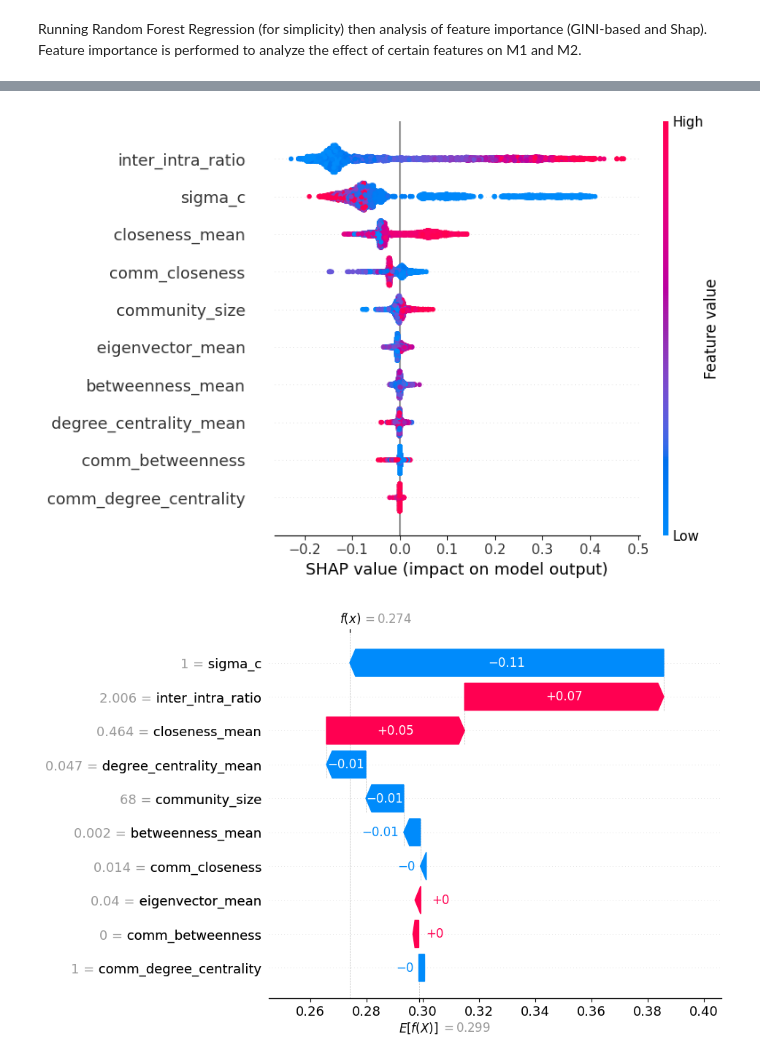
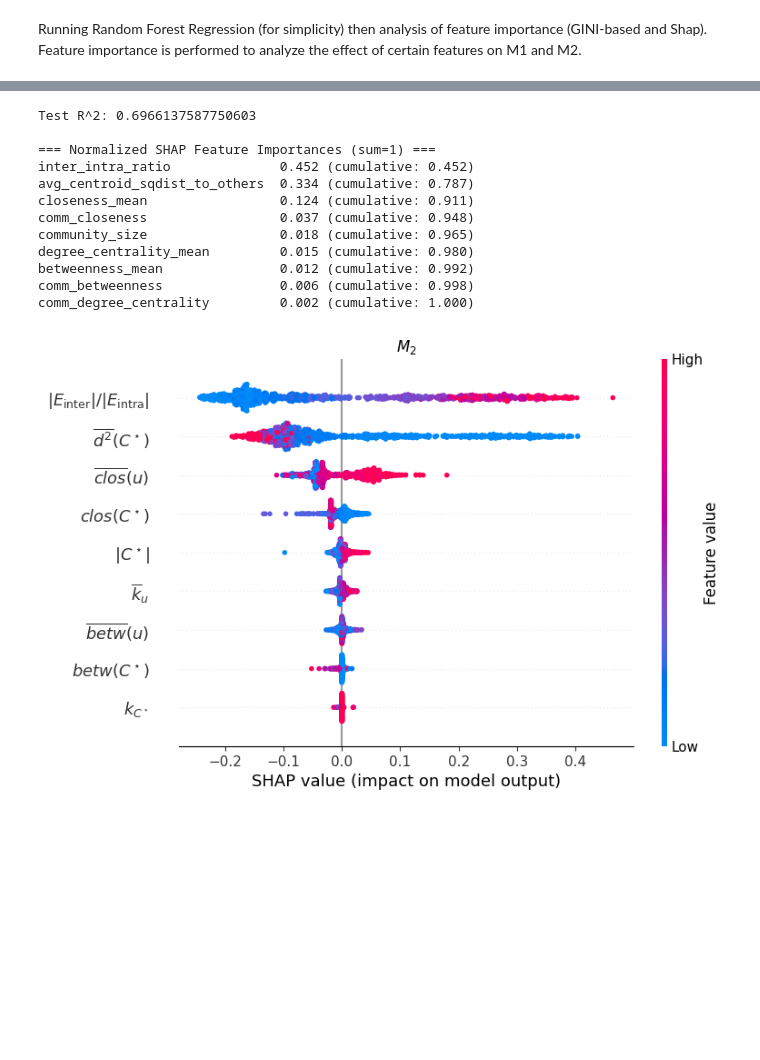
Before and after one commit to dalyapraz/gnn-community-concealment, a Jupyter notebook: community_hiding_analysis.ipynb, the cells around one changed output, grey strips where cells are left out. Cells and saved outputs as stored; diff of their text form; code cells hidden in the pictures; blank space fills up the shorter version.

Commit message:
revising plots for the paper

```diff
--- a/community_hiding_analysis.ipynb
+++ b/community_hiding_analysis.ipynb
@@ -233,6 +262,10 @@ from sklearn.model_selection import train_test_split
 X = full_df[['community_size', 'inter_intra_ratio',
                       'comm_degree_centrality', 'comm_betweenness', 'comm_closeness',
                       'degree_centrality_mean', 'betweenness_mean', 'closeness_mean', 'eigenvector_mean',  'sigma_c']]
+X = full_df[features_list ]
+# X = X.rename(columns=feature_labels)
+
+# X = full_df[features_list]
 
 # X_comm_level = full_df[['community_size', 'inter_intra_ratio', 'comm_betweenness', 'comm_closeness', 'sigma_c', 'min_comm']]
 # X_node_level = full_df[['degree_centrality_mean', 'betweenness_mean', 'closeness_mean', 'eigenvector_mean', 'sigma_c', 'min_comm']]
@@ -245,7 +278,8 @@ ecs = full_df['ECS']
 
 X_train_m1, X_test, y_train, y_test = train_test_split(X, m1, test_size=0.2, random_state=42)
 
-m1_reg = RandomForestRegressor(n_estimators=100, random_state=42)
+# m1_reg = RandomForestRegressor(n_estimators=100, random_state=42)
+m1_reg = RandomForestRegressor()
 m1_reg.fit(X_train_m1, y_train)
 # sort the feature importances
 feature_importances = dict(zip(X.columns, m1_reg.feature_importances_))
@@ -253,7 +287,7 @@ feature_importances = dict(sorted(feature_importances.items(), key=lambda item:
 
 
 print("Test R^2:", m1_reg.score(X_test, y_test))
-print("Feature importances for M1:")
+print("Feature importances for M1 using RF Gini:")
 for feature, importance in feature_importances.items():
     print(f"{feature}: {importance:.4f}")
 # %% [output]
@@ -325,7 +422,7 @@ plt.show()
 # %%
 X_train_m2, X_test, y_train, y_test = train_test_split(X, m2, test_size=0.2, random_state=42)
 
-m2_reg = RandomForestRegressor(n_estimators=100, random_state=42)
+m2_reg = RandomForestRegressor()
 m2_reg.fit(X_train_m2, y_train)
 # sort the feature importances
 feature_importances = dict(zip(X.columns, m2_reg.feature_importances_))
@@ -353,32 +449,69 @@ comm_degree_centrality: 0.0010
 # %%
 import shap
 
-# Create an explainer for the RandomForestRegressor
 explainer = shap.TreeExplainer(m2_reg)
 
 # Calculate SHAP values for the training dataset
-shap_values_m2 = explainer.shap_values(X_train_m2)
+# shap_values_m2 = explainer.shap_values(X_train_m2)
+# features = X_train_m2.columns.tolist()
 
-features = X_train_m2.columns.tolist()
+# Calulate SHAP values on the test set
+shap_values_m2 = explainer.shap_values(X_test)
+features = X_test.columns.tolist()
 
-shap.summary_plot(shap_values_m2, X_train_m2, feature_names=features)
+# Use mapped labels for SHAP summary plot
+features_pretty = [get_feature_label(f) for f in features]
+
+# Compute mean absolute SHAP value per feature (i.e., global importance)
+mean_abs_shap = np.abs(shap_values_m2).mean(axis=0)
+total_shap = mean_abs_shap.sum()
+normalized_shap = mean_abs_shap / total_shap  # each now represents a fraction of total importance
+
+shap_importances = pd.DataFrame({
+    'feature': X_test.columns,
+    'mean_abs_shap': mean_abs_shap,
+    'fraction_of_total': normalized_shap
+}).sort_values(by='mean_abs_shap', ascending=False)
+
+# Compute cumulative fraction (for additive interpretation)
+shap_importances['cumulative_fraction'] = shap_importances['fraction_of_total'].cumsum()
+print("Test R^2:", m2_reg.score(X_test, y_test))
+# Print ranked SHAP importances with normalized fractions
+print("\n=== Normalized SHAP Feature Importances (sum=1) ===")
+for _, row in shap_importances.iterrows():
+    print(f"{row['feature']:<30} "
+          f"{row['fraction_of_total']:.3f} "
+          f"(cumulative: {row['cumulative_fraction']:.3f})")
+
+shap.summary_plot(shap_values_m2, X_test, feature_names=features_pretty, show= False)
+plt.title(r"$M_2$")
 plt.show()
 # %% [output]
+Test R^2: 0.6966137587750603
+
+=== Normalized SHAP Feature Importances (sum=1) ===
+inter_intra_ratio              0.452 (cumulative: 0.452)
+avg_centroid_sqdist_to_others  0.334 (cumulative: 0.787)
+closeness_mean                 0.124 (cumulative: 0.911)
+comm_closeness                 0.037 (cumulative: 0.948)
+community_size                 0.018 (cumulative: 0.965)
+degree_centrality_mean         0.015 (cumulative: 0.980)
+betweenness_mean               0.012 (cumulative: 0.992)
+comm_betweenness               0.006 (cumulative: 0.998)
+comm_degree_centrality         0.002 (cumulative: 1.000)
-[figure, old version]
+[figure, new version]
 # %%
 # For waterfall plot: select ONE sample
-sample_idx = 5  # or any index you want
-sample_shap_values = shap_values_m2[sample_idx]
-sample_features = X_train_m2.iloc[sample_idx]
+# sample_idx = 5  # or any index you want
+# sample_shap_values = shap_values_m2[sample_idx]
+# sample_features = X_train_m2.iloc[sample_idx]
 
-# Waterfall plot (for a single sample)
-shap.plots.waterfall(shap.Explanation(values=sample_shap_values,
-                                      base_values=explainer.expected_value,
-                                      data=sample_features,
-                                      feature_names=features))
-plt.show()
+# # Waterfall plot (for a single sample)
+# shap.plots.waterfall(shap.Explanation(values=sample_shap_values,
+#                                       base_values=explainer.expected_value,
+#                                       data=sample_features,
+#                                       feature_names=features))
+# plt.show()
-# %% [output]
-[figure, removed]
 # %%
 X_train, X_test, y_train, y_test = train_test_split(X, ecs, test_size=0.2, random_state=42)
 
```
Also changed, not shown: parts of 16 cells of this notebook, 2 other files.
